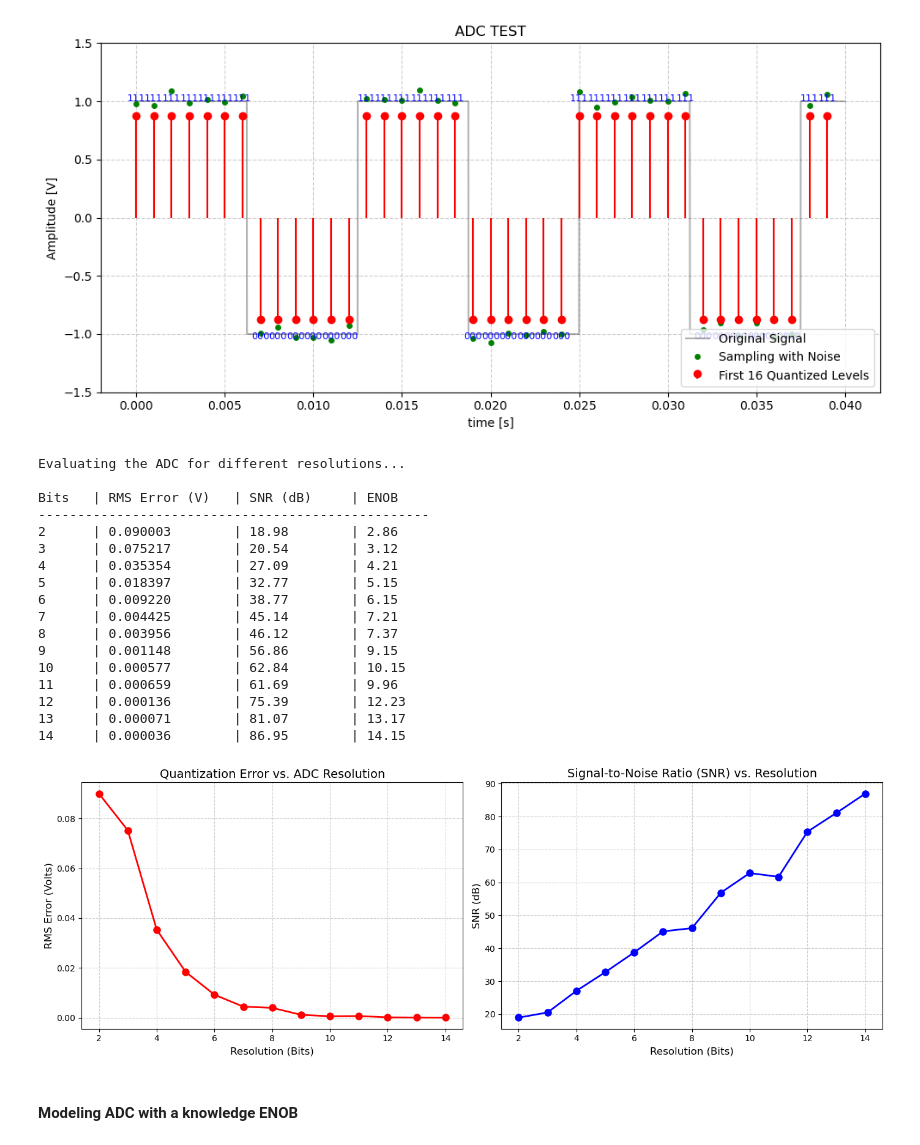
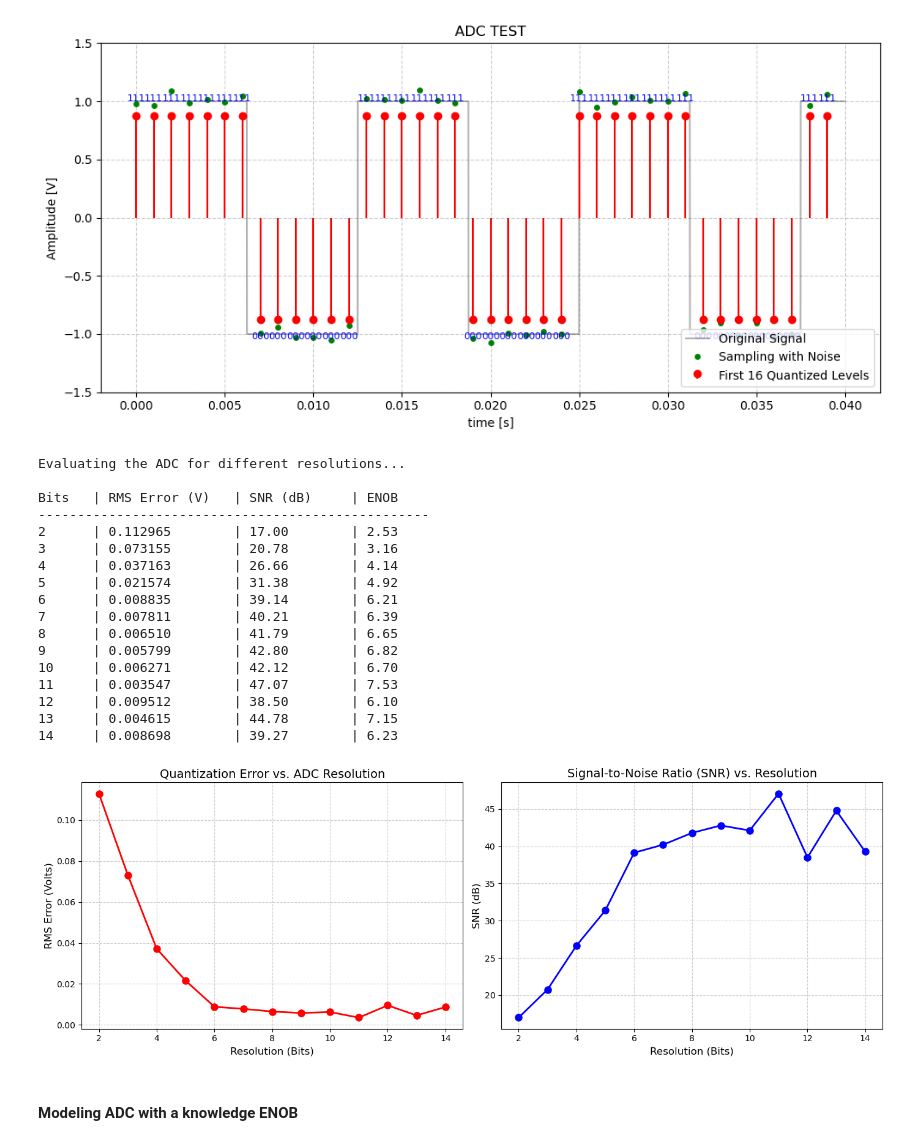
Before and after one commit to elmerfariass/DSPcap, a Jupyter notebook: ADC&DAC.ipynb, the cells around one changed output. Drawn from its saved outputs; the diff is of its cells as text; code cells hidden in the pictures.

```diff
--- a/ADC&DAC.ipynb
+++ b/ADC&DAC.ipynb
@@ -379,7 +379,7 @@ for bits in bit_levels:
         bits=bits,
         v_min=v_min_test,
         v_max=v_max_test,
-        noise_std=0.07 # No external noise to isolate the quantization noise
+        noise_std=0.1 # No external noise to isolate the quantization noise
     )
 
     # Calculate the RMS Error (Square Root of the Mean Noise Power)
@@ -389,47 +389,47 @@ for bits in bit_levels:
     rms_errors.append(erro_rms)
     snr_results.append(snr_db)
     enob_results.append(enob)
 
     print(f"{bits:<6} | {erro_rms:<15.6f} | {snr_db:<12.2f} | {enob:.2f}")
 
 fig, (ax1, ax2) = plt.subplots(1, 2, figsize=(14, 5))
 
 # Plot 1: Exponential Drop of the Quantization Error
 ax1.plot(bit_levels, rms_errors, 'ro-', linewidth=2, markersize=8)
 ax1.set_title('Quantization Error vs. ADC Resolution', fontsize=14)
 ax1.set_xlabel('Resolution (Bits)', fontsize=12)
 ax1.set_ylabel('RMS Error (Volts)', fontsize=12)
 #ax1.set_yscale('log') # Logarithmic scale to see the exponential drop
 ax1.grid(True, which="both", ls="--", alpha=0.6)
 
 # Plot 2: SNR Increase
 ax2.plot(bit_levels, snr_results, 'bo-', linewidth=2, markersize=8)
 ax2.set_title('Signal-to-Noise Ratio (SNR) vs. Resolution', fontsize=14)
 ax2.set_xlabel('Resolution (Bits)', fontsize=12)
 ax2.set_ylabel('SNR (dB)', fontsize=12)
 ax2.grid(True, ls="--", alpha=0.6)
 
 plt.tight_layout()
 plt.show()
 # %% [output]
 Evaluating the ADC for different resolutions...
 
 Bits   | RMS Error (V)   | SNR (dB)     | ENOB
 --------------------------------------------------
-2      | 0.090003        | 18.98        | 2.86
-3      | 0.075217        | 20.54        | 3.12
-4      | 0.035354        | 27.09        | 4.21
-5      | 0.018397        | 32.77        | 5.15
-6      | 0.009220        | 38.77        | 6.15
-7      | 0.004425        | 45.14        | 7.21
-8      | 0.003956        | 46.12        | 7.37
-9      | 0.001148        | 56.86        | 9.15
-10     | 0.000577        | 62.84        | 10.15
-11     | 0.000659        | 61.69        | 9.96
-12     | 0.000136        | 75.39        | 12.23
-13     | 0.000071        | 81.07        | 13.17
-14     | 0.000036        | 86.95        | 14.15
+2      | 0.112965        | 17.00        | 2.53
+3      | 0.073155        | 20.78        | 3.16
+4      | 0.037163        | 26.66        | 4.14
+5      | 0.021574        | 31.38        | 4.92
+6      | 0.008835        | 39.14        | 6.21
+7      | 0.007811        | 40.21        | 6.39
+8      | 0.006510        | 41.79        | 6.65
+9      | 0.005799        | 42.80        | 6.82
+10     | 0.006271        | 42.12        | 6.70
+11     | 0.003547        | 47.07        | 7.53
+12     | 0.009512        | 38.50        | 6.10
+13     | 0.004615        | 44.78        | 7.15
+14     | 0.008698        | 39.27        | 6.23
-[figure, old version]
+[figure, new version]
 # %% [markdown]
 #### Modeling ADC with a knowledge ENOB
 # %%
```
Also changed, not shown: parts of 2 cells of this notebook.
